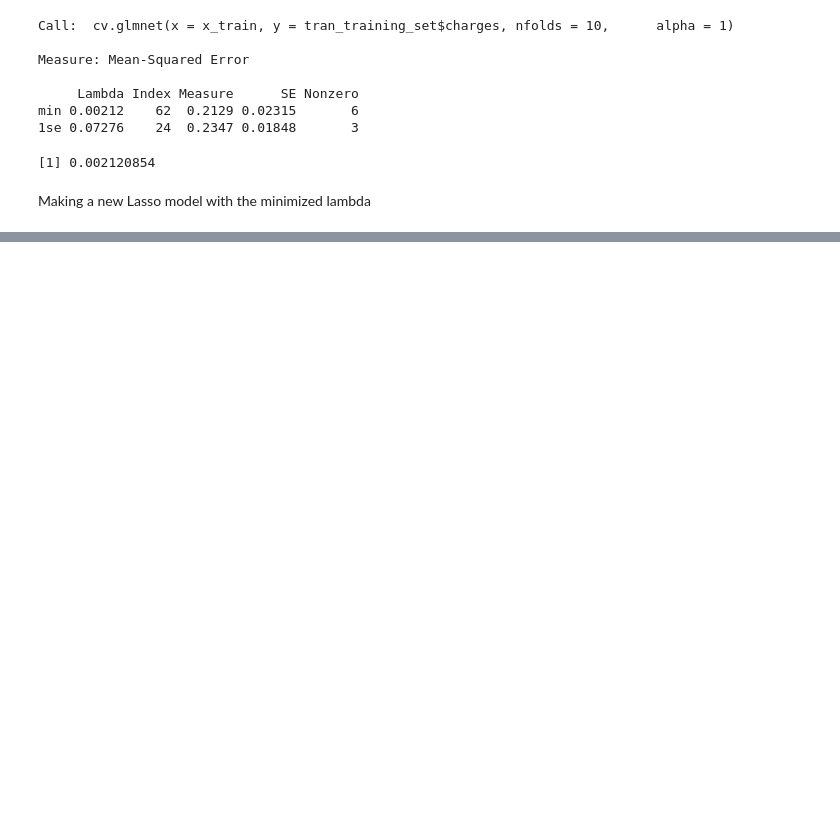
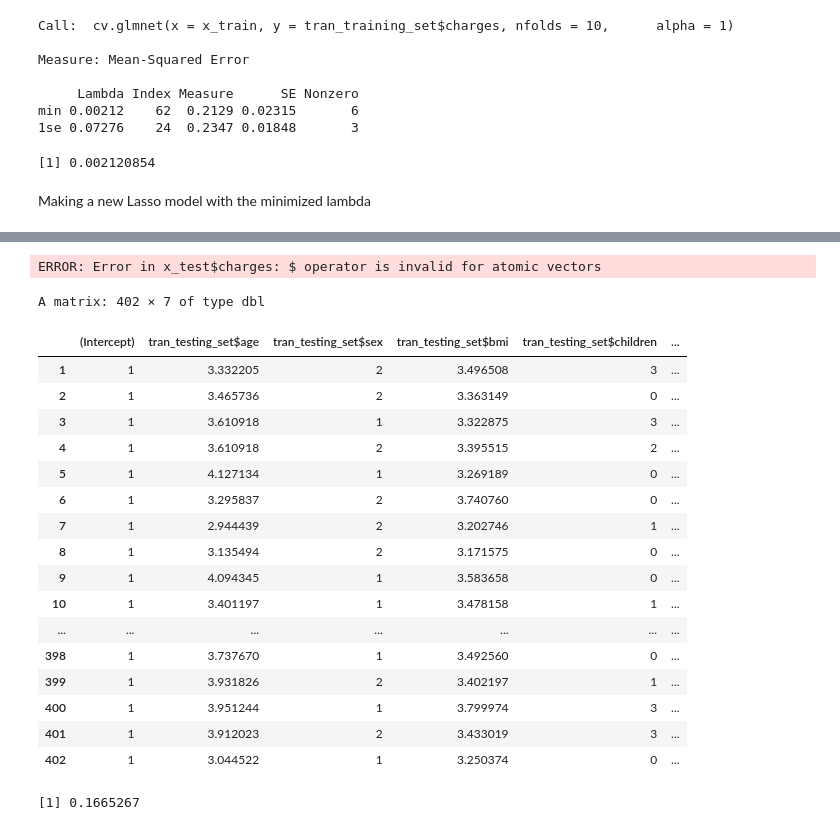
Before and after one commit to Zibo-S/STAT301_Gp_4, a Jupyter notebook: Final_Report_Draft.ipynb, the cells around one changed output, grey strips where cells are left out. Cells and saved outputs as stored; diff of their text form; code cells hidden in the pictures; blank space fills up the shorter version.

Commit message:
prediction performed

```diff
--- a/Final_Report_Draft.ipynb
+++ b/Final_Report_Draft.ipynb
@@ -197,0 +209,26 @@ A tibble: 7 × 5
+# %%
+testing_set=testing_set[-8]
+
+tran_testing_set<- testing_set %>% mutate(age = log(age),
+                                            sex = factor(sex),
+                                            bmi = log(bmi),
+                                            smoker = factor(smoker),
+                                            region = factor(region),
+                                            charges = log(charges),
+                                           )
+# 0 for female and 1 for male
+levels(tran_testing_set$sex) <- c(0,1)
+
+# 1 for yes and 0 for no
+levels(tran_testing_set$smoker) <- c(0,1)
+
+# northeast = 0, northwest = 1,southeast = 2, southwest = 3,
+levels(tran_testing_set$region) <- c(0,1,2,3)
+
+
+tran_testing_set<- tran_testing_set %>% mutate(sex = as.integer(sex),
+                                            smoker = as.integer(smoker),
+                                            region = as.integer(region)
+                                           )
+
+tran_testing_set%>%head(5)
@@ -197,0 +244,32 @@ A tibble: 7 × 5
+# %%
+x_test <-model.matrix(tran_testing_set$charges~tran_testing_set$age+tran_testing_set$sex+tran_testing_set$bmi+tran_testing_set$children+tran_testing_set$smoker+tran_testing_set$region)
+predictions<- predict(best_model, newx = x_test, s = "lambda.min")
+# %% [output]
+ERROR: Error in x_test$charges: $ operator is invalid for atomic vectors
+# %%
+x_test
+# %% [output]
+A matrix: 402 × 7 of type dbl
+|  | (Intercept) | tran_testing_set$age | tran_testing_set$sex | tran_testing_set$bmi | tran_testing_set$children | ... |
+| 1 | 1 | 3.332205 | 2 | 3.496508 | 3 | ... |
+| 2 | 1 | 3.465736 | 2 | 3.363149 | 0 | ... |
+| 3 | 1 | 3.610918 | 1 | 3.322875 | 3 | ... |
+| 4 | 1 | 3.610918 | 2 | 3.395515 | 2 | ... |
+| 5 | 1 | 4.127134 | 1 | 3.269189 | 0 | ... |
+| 6 | 1 | 3.295837 | 2 | 3.740760 | 0 | ... |
+| 7 | 1 | 2.944439 | 2 | 3.202746 | 1 | ... |
+| 8 | 1 | 3.135494 | 2 | 3.171575 | 0 | ... |
+| 9 | 1 | 4.094345 | 1 | 3.583658 | 0 | ... |
+| 10 | 1 | 3.401197 | 1 | 3.478158 | 1 | ... |
+| ... | ... | ... | ... | ... | ... | ... |
+| 398 | 1 | 3.737670 | 1 | 3.492560 | 0 | ... |
+| 399 | 1 | 3.931826 | 2 | 3.402197 | 1 | ... |
+| 400 | 1 | 3.951244 | 1 | 3.799974 | 3 | ... |
+| 401 | 1 | 3.912023 | 2 | 3.433019 | 3 | ... |
+| 402 | 1 | 3.044522 | 1 | 3.250374 | 0 | ... |
+# %%
+actual = tran_testing_set$charges
+prediction = predictions
+mse(actual,predictions)
+# %% [output]
+[1] 0.1665267
```
Also changed, not shown: parts of 13 cells of this notebook, 1 other file.
